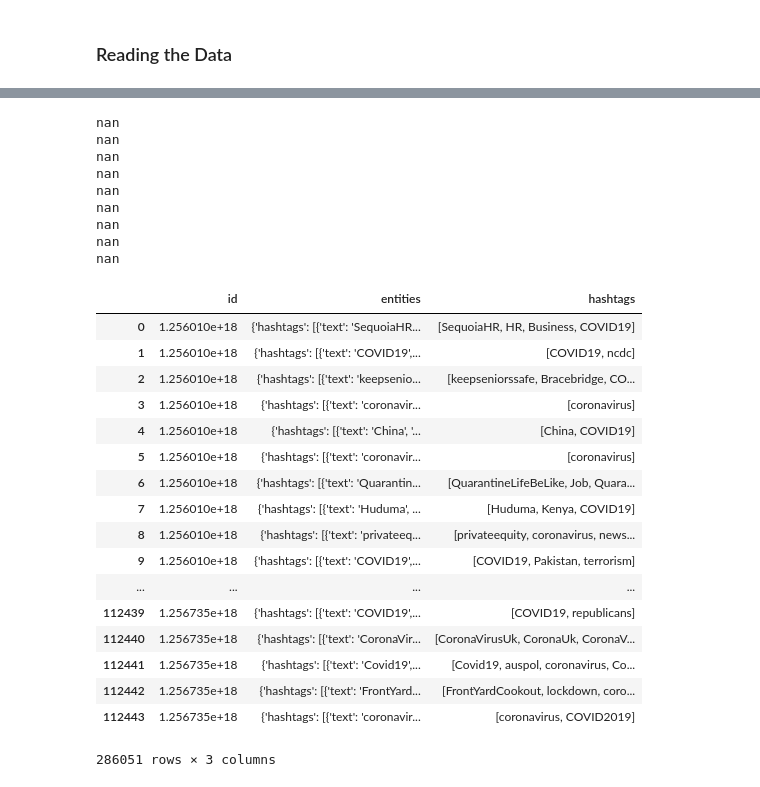
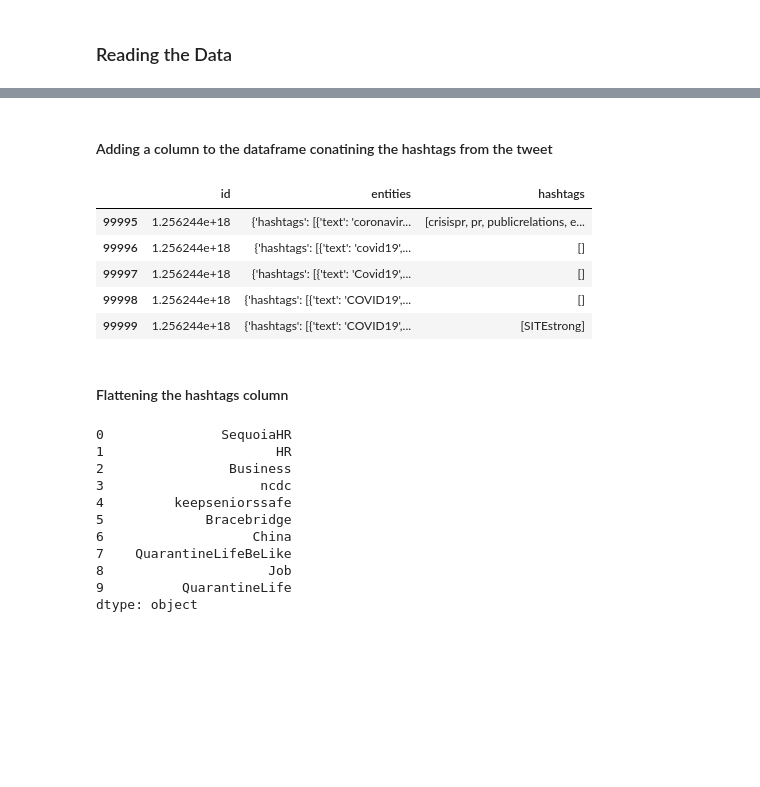
Before and after one commit to Rrishik/COVID-19-tweets, a Jupyter notebook: Analysing topics from tweets.ipynb, the cells around one changed output, grey strips where cells are left out. Drawn from its saved outputs; the diff is of its cells as text; code cells hidden in the pictures; blank space fills up the shorter version.

Commit message:
added yesterday's tweets

```diff
--- a/Analysing topics from tweets.ipynb
+++ b/Analysing topics from tweets.ipynb
@@ -78,7 +78,7 @@ entities_list = []
 for file in sorted(os.listdir(full_dir))[:-2]:
     print('reading... ' + file)
 
-    df_full = pd.read_csv(full_dir + file).drop_duplicates()
+    df_full = pd.read_csv(full_dir + file)
 
     text_list.append(df_full[['id', 'full_text']])
     popularity_list.append(df_full[['id', 'retweet_count', 'favorite_count']])
@@ -93,0 +111,7 @@ a.get('hashtags')[0].get('text')
+# %%
+df_entities = pd.concat(entities_list)
+df_entities = df_entities.drop_duplicates().reset_index(drop = True)
+
+df_entities = df_entities[:100000]
+
+df_entities.tail()
@@ -94,9 +127,9 @@ a.get('hashtags')[0].get('text')
 # %%
+query_hashtags = ["coronavirus", "coronavirusoutbreak", "coronaviruspandemic", "covid19", "covid_19", "epitwitter", "ihavecorona", "pandemic"]
 def getHashtags(entity):
     if(isinstance(entity, str)):
         parsed = eval(entity)
-        list_tags = [tag.get('text') for tag in parsed.get('hashtags')]
+        list_tags = [tag.get('text') for tag in parsed.get('hashtags') if tag.get('text').lower() not in query_hashtags]
         return list_tags
 
-    print(entity)
     return []
@@ -113,31 +136,29 @@ df_entities.head()
+# %% [markdown]
+#### Adding a column to the dataframe conatining the hashtags from the tweet
 # %%
 df_entities['hashtags'] = df_entities.entities.apply(getHashtags)
-df_entities
+df_entities.tail()
 # %% [output]
-nan
-nan
-nan
-nan
-nan
-nan
-nan
-nan
-nan
 |  | id | entities | hashtags |
-| 0 | 1.256010e+18 | {'hashtags': [{'text': 'SequoiaHR... | [SequoiaHR, HR, Business, COVID19] |
-| 1 | 1.256010e+18 | {'hashtags': [{'text': 'COVID19',... | [COVID19, ncdc] |
-| 2 | 1.256010e+18 | {'hashtags': [{'text': 'keepsenio... | [keepseniorssafe, Bracebridge, CO... |
-| 3 | 1.256010e+18 | {'hashtags': [{'text': 'coronavir... | [coronavirus] |
-| 4 | 1.256010e+18 | {'hashtags': [{'text': 'China', '... | [China, COVID19] |
-| 5 | 1.256010e+18 | {'hashtags': [{'text': 'coronavir... | [coronavirus] |
-| 6 | 1.256010e+18 | {'hashtags': [{'text': 'Quarantin... | [QuarantineLifeBeLike, Job, Quara... |
-| 7 | 1.256010e+18 | {'hashtags': [{'text': 'Huduma', ... | [Huduma, Kenya, COVID19] |
-| 8 | 1.256010e+18 | {'hashtags': [{'text': 'privateeq... | [privateequity, coronavirus, news... |
-| 9 | 1.256010e+18 | {'hashtags': [{'text': 'COVID19',... | [COVID19, Pakistan, terrorism] |
-| ... | ... | ... | ... |
-| 112439 | 1.256735e+18 | {'hashtags': [{'text': 'COVID19',... | [COVID19, republicans] |
-| 112440 | 1.256735e+18 | {'hashtags': [{'text': 'CoronaVir... | [CoronaVirusUk, CoronaUk, CoronaV... |
-| 112441 | 1.256735e+18 | {'hashtags': [{'text': 'Covid19',... | [Covid19, auspol, coronavirus, Co... |
-| 112442 | 1.256735e+18 | {'hashtags': [{'text': 'FrontYard... | [FrontYardCookout, lockdown, coro... |
-| 112443 | 1.256735e+18 | {'hashtags': [{'text': 'coronavir... | [coronavirus, COVID2019] |
+| 99995 | 1.256244e+18 | {'hashtags': [{'text': 'coronavir... | [crisispr, pr, publicrelations, e... |
+| 99996 | 1.256244e+18 | {'hashtags': [{'text': 'covid19',... | [] |
+| 99997 | 1.256244e+18 | {'hashtags': [{'text': 'Covid19',... | [] |
+| 99998 | 1.256244e+18 | {'hashtags': [{'text': 'COVID19',... | [] |
+| 99999 | 1.256244e+18 | {'hashtags': [{'text': 'COVID19',... | [SITEstrong] |
-286051 rows × 3 columns
+# %% [markdown]
+#### Flattening the hashtags column
+# %%
+hashtags_list = df_entities.hashtags.apply(pd.Series).stack().reset_index(drop = True)
+hashtags_list[:10]
+# %% [output]
+0               SequoiaHR
+1                      HR
+2                Business
+3                    ncdc
+4         keepseniorssafe
+5             Bracebridge
+6                   China
+7    QuarantineLifeBeLike
+8                     Job
+9          QuarantineLife
+dtype: object
```
Also changed, not shown: parts of 11 cells of this notebook, 7 other files.
